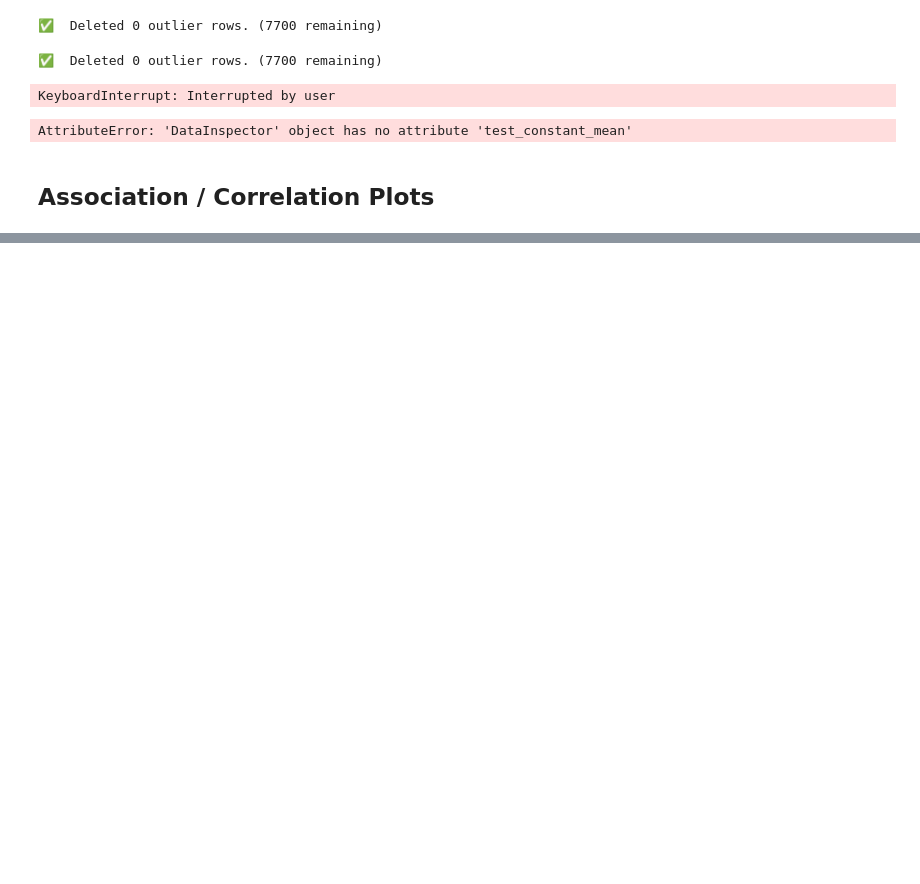
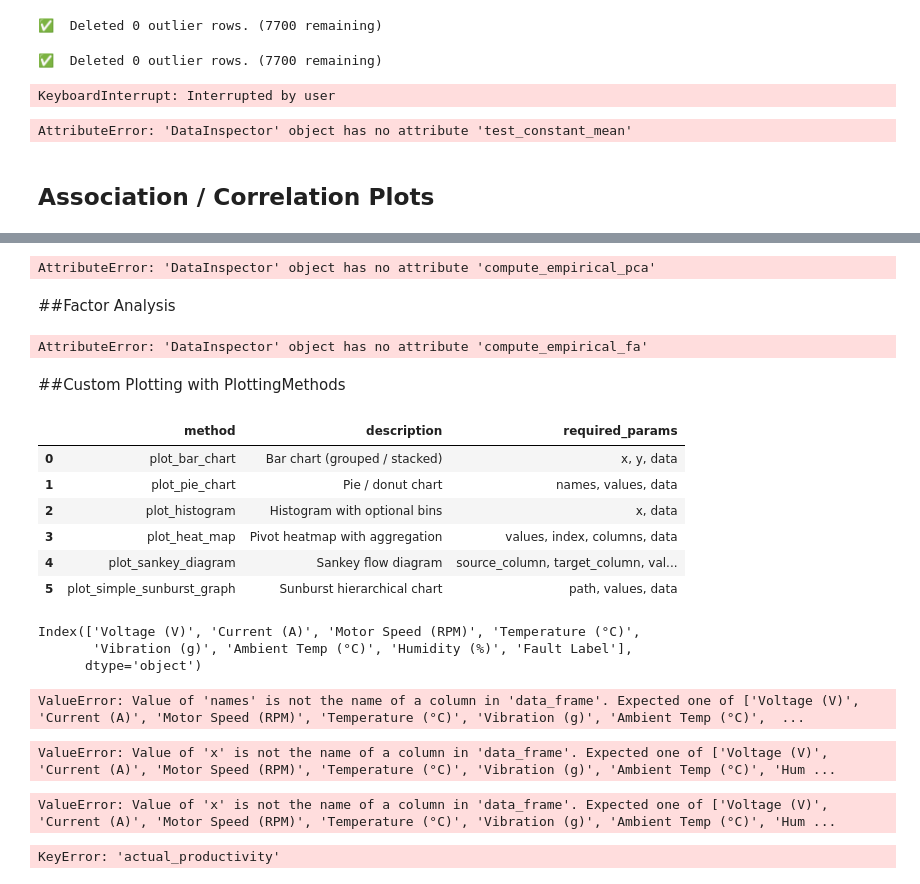
Before and after one commit to Silva-DTS/Statistical-Learning-e23379, a Jupyter notebook: data_analysis_testing.ipynb, the cells around one changed output, grey strips where cells are left out. Cells and saved outputs as stored; diff of their text form; code cells hidden in the pictures; blank space fills up the shorter version.

```diff
--- a/data_analysis_testing.ipynb
+++ b/data_analysis_testing.ipynb
@@ -182,0 +203,63 @@ Plotting unified association heatmap...
+# %%
+inspector.compute_empirical_pca(columns=column_names)
+# %% [output]
+AttributeError: 'DataInspector' object has no attribute 'compute_empirical_pca'
+# %% [markdown]
+##Factor Analysis
+# %%
+inspector.compute_empirical_fa(columns=column_names, k=5)
+# %% [output]
+AttributeError: 'DataInspector' object has no attribute 'compute_empirical_fa'
+# %% [markdown]
+##Custom Plotting with PlottingMethods
+# %%
+from data_analysis.core import PlottingMethods
+
+PLT = PlottingMethods()
+# %%
+# See all available plotting methods
+response = PLT.get_methods_info()
+pd.DataFrame(response.get('response', {}))
+# %% [output]
+|  | method | description | required_params |
+| 0 | plot_bar_chart | Bar chart (grouped / stacked) | x, y, data |
+| 1 | plot_pie_chart | Pie / donut chart | names, values, data |
+| 2 | plot_histogram | Histogram with optional bins | x, data |
+| 3 | plot_heat_map | Pivot heatmap with aggregation | values, index, columns, data |
+| 4 | plot_sankey_diagram | Sankey flow diagram | source_column, target_column, val... |
+| 5 | plot_simple_sunburst_graph | Sunburst hierarchical chart | path, values, data |
+# %%
+inspector.df.columns
+# %% [output]
+Index(['Voltage (V)', 'Current (A)', 'Motor Speed (RPM)', 'Temperature (°C)',
+       'Vibration (g)', 'Ambient Temp (°C)', 'Humidity (%)', 'Fault Label'],
+      dtype='object')
+# %%
+result = PLT.plot_pie_chart(names='team', values='incentive', data=inspector.df)
+print(result.get('status'))
+PLT.display_image(result=result)
+# %% [output]
+ValueError: Value of 'names' is not the name of a column in 'data_frame'. Expected one of ['Voltage (V)', 'Current (A)', 'Motor Speed (RPM)', 'Temperature (°C)', 'Vibration (g)', 'Ambient Temp (°C)',  ...
+# %%
+result = PLT.plot_bar_chart(x='team', y='incentive', data=inspector.df)
+PLT.display_image(result=result)
+# %% [output]
+ValueError: Value of 'x' is not the name of a column in 'data_frame'. Expected one of ['Voltage (V)', 'Current (A)', 'Motor Speed (RPM)', 'Temperature (°C)', 'Vibration (g)', 'Ambient Temp (°C)', 'Hum ...
+# %%
+result = PLT.plot_histogram(x='incentive', data=inspector.df)
+PLT.display_image(result=result)
+# %% [output]
+ValueError: Value of 'x' is not the name of a column in 'data_frame'. Expected one of ['Voltage (V)', 'Current (A)', 'Motor Speed (RPM)', 'Temperature (°C)', 'Vibration (g)', 'Ambient Temp (°C)', 'Hum ...
+# %%
+title = 'Productivity'
+result = PLT.plot_heat_map(
+    values='actual_productivity',
+    index='department',
+    columns='quarter',
+    aggregade_method='mean',
+    title=title,
+    data=inspector.df
+)
+PLT.display_image(result=result)
+# %% [output]
+KeyError: 'actual_productivity'
```
Also changed, not shown: parts of 10 cells of this notebook.
